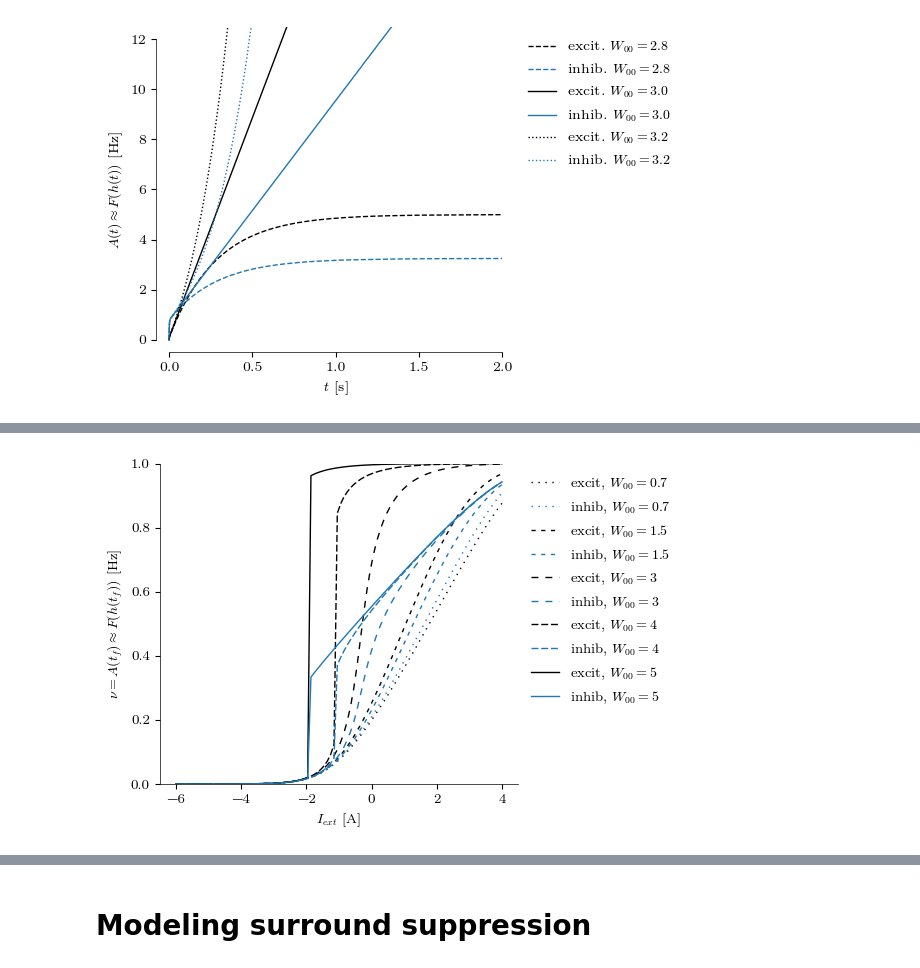
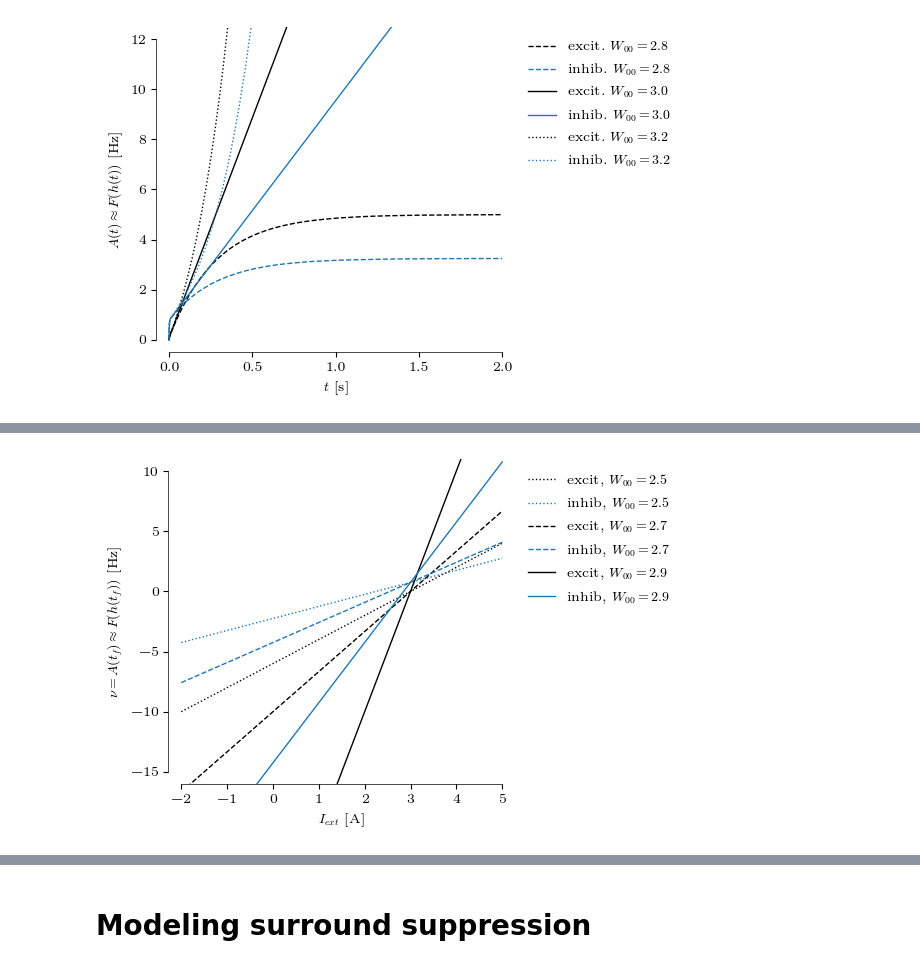
Before and after one commit to ninivert/BIO465-cortical-surround-suppression, a Jupyter notebook: src/notebook.ipynb, the cells around one changed output, grey strips where cells are left out. Drawn from its saved outputs; the diff is of its cells as text; code cells hidden in the pictures.

```diff
--- a/src/notebook.ipynb
+++ b/src/notebook.ipynb
@@ -312,22 +327,27 @@ TODO : is sigmoidal similar to linear ? when are they equiv ?
 # %%
 fig, ax = plt.subplots(dpi=100)
-I_exts = np.linspace(-6, 4, 100)
+I_exts = np.linspace(-2, 5, 100)
 
-for W00 in (0.7, 1.5, 3, 4, 5):
+for idx, W00_num in enumerate((2.5, 2.7, 2.9)):
 	fs = []
 	ax.set_prop_cycle(None)  # reset color cycle
 
 	for I_ext in I_exts:
-		pop = Populations(W=np.array([[W00, -4], [4, -7]]), tau=np.array([0.06, 0.012]), R=1, gain_fn=sigmoid, I_ext=Flat(np.array([I_ext, I_ext])))
-		res = pop.simulate_h(np.array([0, 0]), (0, 2), dt_max=0.01)
-		fs.append(pop.gain_fn(res.y[:, -1]))
+		subs_ = subs | {W00: W00_num, I0: I_ext, I1: 6.0}
+		hf_num = hf.evalf(subs=subs_)
+		fs.append(np.array(hf_num, dtype=float).squeeze())
+		# pop = Populations(W=np.array([[W00_num, -4], [4, -7]]), tau=np.array([0.06, 0.012]), R=1, gain_fn=identity, I_ext=Flat(np.array([I_ext, 6.0])))
+		# res = pop.simulate_h(np.array([0, 0]), (0, 2), dt_max=0.1)
+		# fs.append(pop.gain_fn(res.y[:, -1]))
 
-	ax.plot(I_exts, fs, linestyle={0.7: (0, (1, 4)), 1.5: (0, (3, 4)), 3: (0, (5, 5)), 4: (0, (5, 2)), 5: 'solid'}.get(W00), label=[f'excit, $W_{{00}} = {W00}$', f'inhib, $W_{{00}} = {W00}$'])
+	ax.plot(I_exts, fs, linestyle={0: 'dotted', 1: 'dashed', 2: 'solid'}.get(idx), label=[f'excit, $W_{{00}} = {W00_num}$', f'inhib, $W_{{00}} = {W00_num}$'])
 
 ax.set_xlabel('$I_{ext}$ [A]')
 ax.set_ylabel('$\\nu = A(t_f) \\approx F(h(t_f))$ [Hz]')
-ax.set_ylim((0, 1))
+ax.set_ylim((-15, 10))
+data_lim(ax, which='x')
+breathe(ax)
 ax.legend(bbox_to_anchor=(1, 1), loc='upper left')
 plt.show()
 # %% [output]
-[figure, old version]
+[figure, new version]
```
Also changed, not shown: parts of 9 cells of this notebook.
